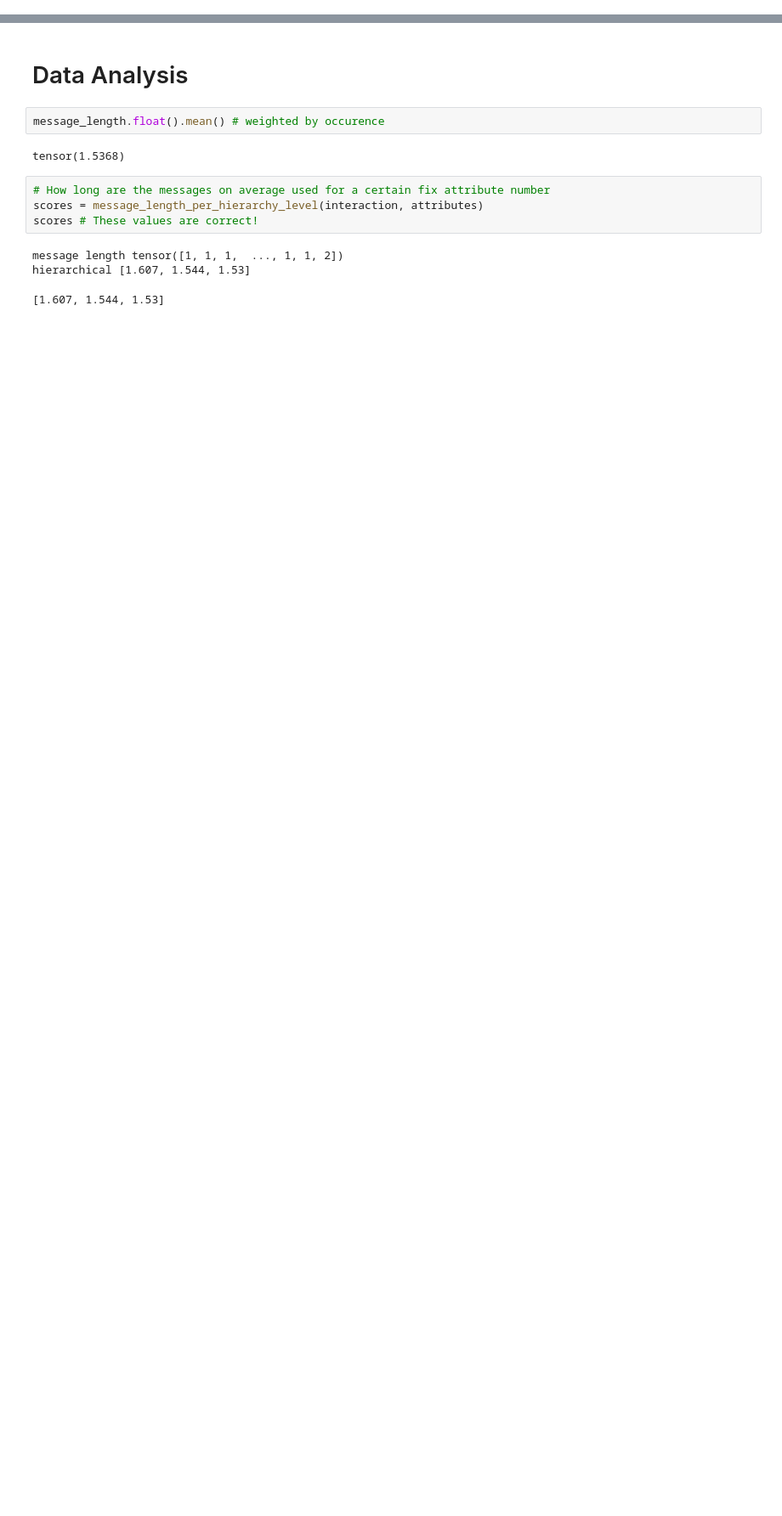
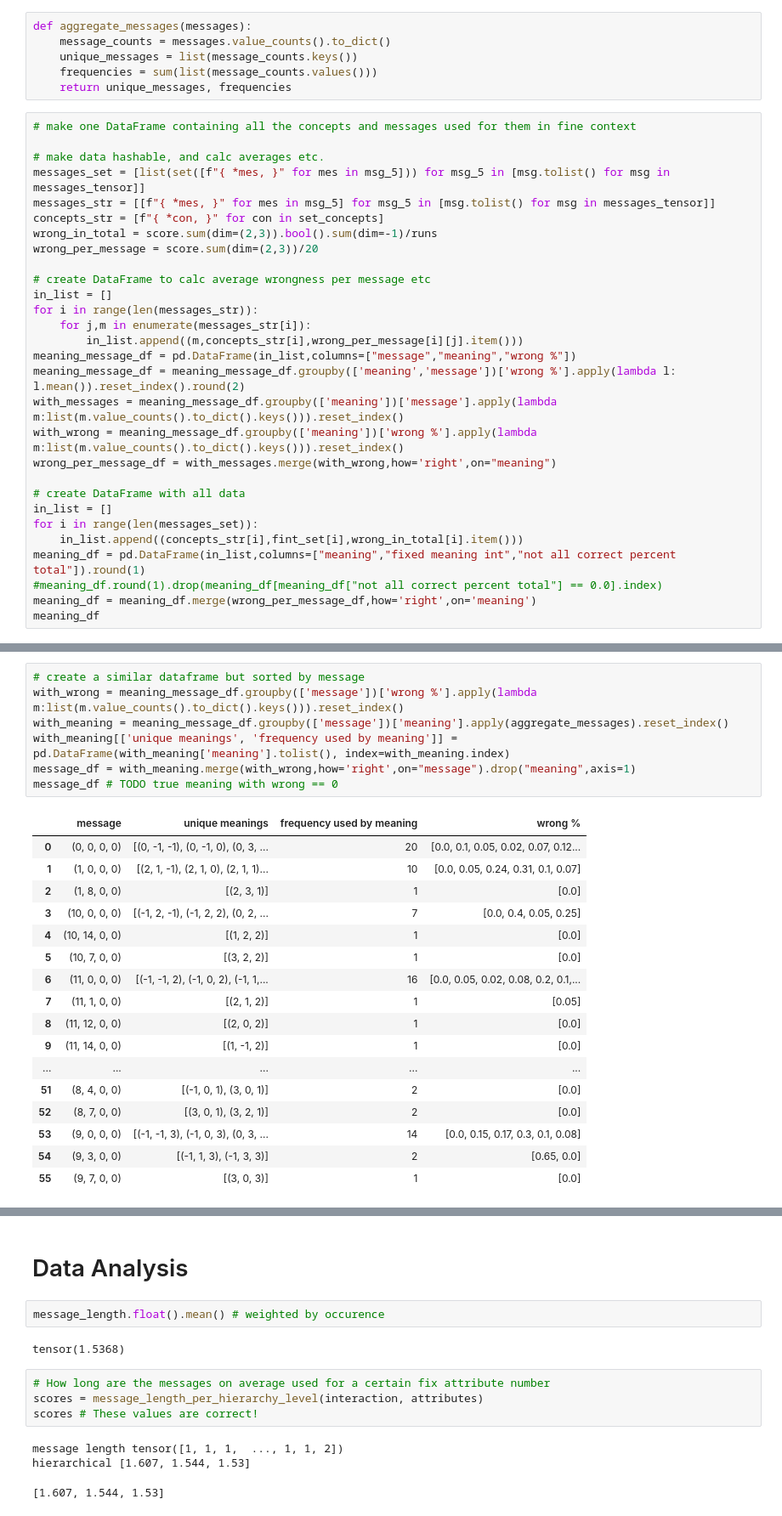
Before and after one commit to mariia55/emergent-abstractions_biased, a Jupyter notebook: attribute_visualization.ipynb, the cells around one changed output, grey strips where cells are left out. Shown at 85% size. Drawn from its saved outputs; the diff is of its cells as text; blank space fills up the shorter version.

```diff
--- a/attribute_visualization.ipynb
+++ b/attribute_visualization.ipynb
@@ -102,0 +201,35 @@ total_data_df
+# %%
+def aggregate_messages(messages):
+    message_counts = messages.value_counts().to_dict()
+    unique_messages = list(message_counts.keys())
+    frequencies = sum(list(message_counts.values()))
+    return unique_messages, frequencies
+# %%
+# make one DataFrame containing all the concepts and messages used for them in fine context
+
+# make data hashable, and calc averages etc.
+messages_set = [list(set([f"{ *mes, }" for mes in msg_5])) for msg_5 in [msg.tolist() for msg in messages_tensor]]
+messages_str = [[f"{ *mes, }" for mes in msg_5] for msg_5 in [msg.tolist() for msg in messages_tensor]]
+concepts_str = [f"{ *con, }" for con in set_concepts]
+wrong_in_total = score.sum(dim=(2,3)).bool().sum(dim=-1)/runs
+wrong_per_message = score.sum(dim=(2,3))/20
+
+# create DataFrame to calc average wrongness per message etc
+in_list = []
+for i in range(len(messages_str)):
+    for j,m in enumerate(messages_str[i]):
+        in_list.append((m,concepts_str[i],wrong_per_message[i][j].item()))
+meaning_message_df = pd.DataFrame(in_list,columns=["message","meaning","wrong %"])
+meaning_message_df = meaning_message_df.groupby(['meaning','message'])['wrong %'].apply(lambda l: l.mean()).reset_index().round(2)
+with_messages = meaning_message_df.groupby(['meaning'])['message'].apply(lambda m:list(m.value_counts().to_dict().keys())).reset_index()
+with_wrong = meaning_message_df.groupby(['meaning'])['wrong %'].apply(lambda m:list(m.value_counts().to_dict().keys())).reset_index()
+wrong_per_message_df = with_messages.merge(with_wrong,how='right',on="meaning")
+
+# create DataFrame with all data
+in_list = []
+for i in range(len(messages_set)):
+    in_list.append((concepts_str[i],fint_set[i],wrong_in_total[i].item()))
+meaning_df = pd.DataFrame(in_list,columns=["meaning","fixed meaning int","not all correct percent total"]).round(1)
+#meaning_df.round(1).drop(meaning_df[meaning_df["not all correct percent total"] == 0.0].index)
+meaning_df = meaning_df.merge(wrong_per_message_df,how='right',on='meaning')
+meaning_df
@@ -102,0 +250,25 @@ total_data_df
+# %%
+# create a similar dataframe but sorted by message
+with_wrong = meaning_message_df.groupby(['message'])['wrong %'].apply(lambda m:list(m.value_counts().to_dict().keys())).reset_index()
+with_meaning = meaning_message_df.groupby(['message'])['meaning'].apply(aggregate_messages).reset_index()
+with_meaning[['unique meanings', 'frequency used by meaning']] = pd.DataFrame(with_meaning['meaning'].tolist(), index=with_meaning.index)
+message_df = with_meaning.merge(with_wrong,how='right',on="message").drop("meaning",axis=1)
+message_df # TODO true meaning with wrong == 0
+# %% [output]
+|  | message | unique meanings | frequency used by meaning | wrong % |
+| 0 | (0, 0, 0, 0) | [(0, -1, -1), (0, -1, 0), (0, 3, ... | 20 | [0.0, 0.1, 0.05, 0.02, 0.07, 0.12... |
+| 1 | (1, 0, 0, 0) | [(2, 1, -1), (2, 1, 0), (2, 1, 1)... | 10 | [0.0, 0.05, 0.24, 0.31, 0.1, 0.07] |
+| 2 | (1, 8, 0, 0) | [(2, 3, 1)] | 1 | [0.0] |
+| 3 | (10, 0, 0, 0) | [(-1, 2, -1), (-1, 2, 2), (0, 2, ... | 7 | [0.0, 0.4, 0.05, 0.25] |
+| 4 | (10, 14, 0, 0) | [(1, 2, 2)] | 1 | [0.0] |
+| 5 | (10, 7, 0, 0) | [(3, 2, 2)] | 1 | [0.0] |
+| 6 | (11, 0, 0, 0) | [(-1, -1, 2), (-1, 0, 2), (-1, 1,... | 16 | [0.0, 0.05, 0.02, 0.08, 0.2, 0.1,... |
+| 7 | (11, 1, 0, 0) | [(2, 1, 2)] | 1 | [0.05] |
+| 8 | (11, 12, 0, 0) | [(2, 0, 2)] | 1 | [0.0] |
+| 9 | (11, 14, 0, 0) | [(1, -1, 2)] | 1 | [0.0] |
+| ... | ... | ... | ... | ... |
+| 51 | (8, 4, 0, 0) | [(-1, 0, 1), (3, 0, 1)] | 2 | [0.0] |
+| 52 | (8, 7, 0, 0) | [(3, 0, 1), (3, 2, 1)] | 2 | [0.0] |
+| 53 | (9, 0, 0, 0) | [(-1, -1, 3), (-1, 0, 3), (0, 3, ... | 14 | [0.0, 0.15, 0.17, 0.3, 0.1, 0.08] |
+| 54 | (9, 3, 0, 0) | [(-1, 1, 3), (-1, 3, 3)] | 2 | [0.65, 0.0] |
+| 55 | (9, 7, 0, 0) | [(3, 0, 3)] | 1 | [0.0] |
```
Also changed, not shown: parts of 14 cells of this notebook, 1 other file.
